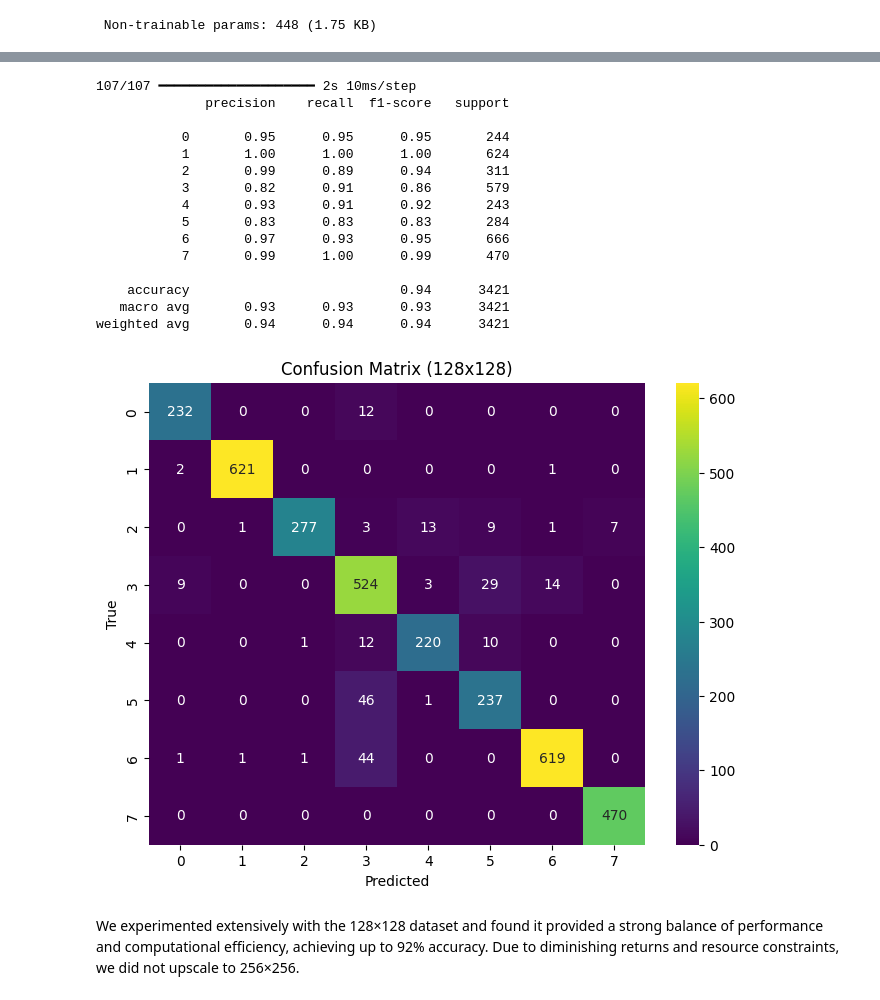
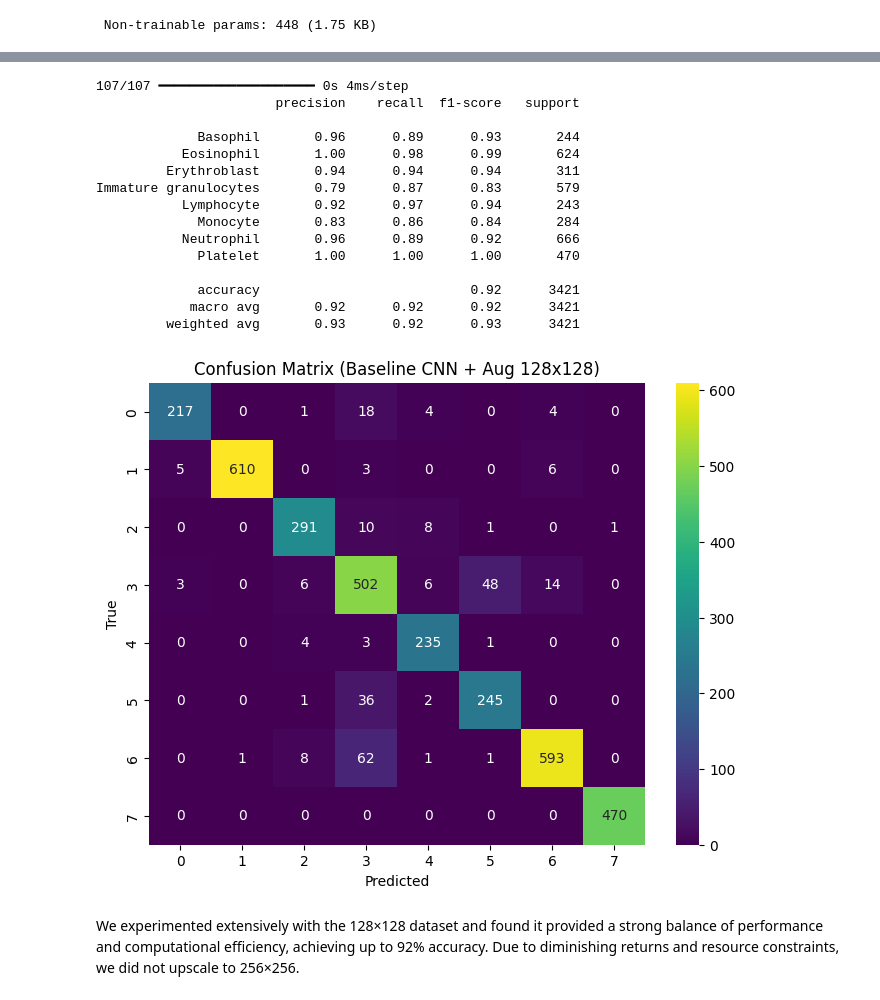
Before and after one commit to isikaykarakus/BloodMNIST_C4, a Jupyter notebook: Isikay_Karakus_C4.ipynb, the cells around one changed output, grey strips where cells are left out. Drawn from its saved outputs; the diff is of its cells as text; code cells hidden in the pictures.

```diff
--- a/Isikay_Karakus_C4.ipynb
+++ b/Isikay_Karakus_C4.ipynb
@@ -165,9 +223,9 @@ def build_baseline_cnn(input_shape=(64, 64, 3), num_classes=8):
     ])
     return model
 
-model = build_baseline_cnn()
-model.compile(optimizer='adam', loss='sparse_categorical_crossentropy', metrics=['accuracy'])
-model.summary()
+model_baseline_64 = build_baseline_cnn()
+model_baseline_64.compile(optimizer='adam', loss='sparse_categorical_crossentropy', metrics=['accuracy'])
+model_baseline_64.summary()
 # %% [output]
 Model: "sequential"
 ┏━━━━━━━━━━━━━━━━━━━━━━━━━━━━━━━━━┳━━━━━━━━━━━━━━━━━━━━━━━━┳━━━━━━━━━━━━━━━┓
@@ -195,10 +253,10 @@ Model: "sequential"
 # %%
 early_stop = callbacks.EarlyStopping(patience=5, restore_best_weights=True)
 
-history = model.fit(
+history_baseline_64 = model_baseline_64.fit(
     X_train_64, y_train_64,
     validation_data=(X_val_64, y_val_64),
-    epochs=30,
+    epochs=40,
     batch_size=64,
     callbacks=[early_stop]
 )
@@ -468,9 +657,8 @@ datagen = ImageDataGenerator(
     horizontal_flip=True
 )
 
-
 # Fit generator to training data
-datagen.fit(X_train_128)
+#datagen.fit(X_train_128)
 # %%
 for X_batch, y_batch in datagen.flow(X_train_128, y_train_128, batch_size=8):
     for i in range(8):
@@ -545,7 +733,7 @@ early_stop = callbacks.EarlyStopping(patience=5, restore_best_weights=True)
 history_aug = model_aug.fit(
     datagen.flow(X_train_128, y_train_128, batch_size=64),
     validation_data=(X_val_128, y_val_128),
-    epochs=30,
+    epochs=40,
     callbacks=[early_stop]
 )
 # %% [output]
@@ -594,34 +779,34 @@ Test Accuracy: 0.9354
 # %%
 from sklearn.metrics import classification_report, confusion_matrix
 import seaborn as sns
 
-y_pred_128 = model_aug.predict(X_test_128).argmax(axis=1)
-print(classification_report(y_test_128, y_pred_128))
+y_pred_aug_128 = model_aug.predict(X_test_128).argmax(axis=1)
+print(classification_report(y_test_128, y_pred_aug_128, target_names=list(label_map.values())))
 
-conf_matrix_128 = confusion_matrix(y_test_128, y_pred_128)
+conf_matrix_128 = confusion_matrix(y_test_128, y_pred_aug_128)
 plt.figure(figsize=(8, 6))
 sns.heatmap(conf_matrix_128, annot=True, fmt="d", cmap="viridis")
-plt.title("Confusion Matrix (128x128)")
+plt.title("Confusion Matrix (Baseline CNN + Aug 128x128)")
 plt.xlabel("Predicted")
 plt.ylabel("True")
 plt.show()
 # %% [output]
-107/107 ━━━━━━━━━━━━━━━━━━━━ 2s 10ms/step
-              precision    recall  f1-score   support
+107/107 ━━━━━━━━━━━━━━━━━━━━ 0s 4ms/step
+                       precision    recall  f1-score   support
 
-           0       0.95      0.95      0.95       244
-           1       1.00      1.00      1.00       624
-           2       0.99      0.89      0.94       311
-           3       0.82      0.91      0.86       579
-           4       0.93      0.91      0.92       243
-           5       0.83      0.83      0.83       284
-           6       0.97      0.93      0.95       666
-           7       0.99      1.00      0.99       470
+             Basophil       0.96      0.89      0.93       244
+           Eosinophil       1.00      0.98      0.99       624
+         Erythroblast       0.94      0.94      0.94       311
+Immature granulocytes       0.79      0.87      0.83       579
+           Lymphocyte       0.92      0.97      0.94       243
+             Monocyte       0.83      0.86      0.84       284
+           Neutrophil       0.96      0.89      0.92       666
+             Platelet       1.00      1.00      1.00       470
 
-    accuracy                           0.94      3421
-   macro avg       0.93      0.93      0.93      3421
-weighted avg       0.94      0.94      0.94      3421
+             accuracy                           0.92      3421
+            macro avg       0.92      0.92      0.92      3421
+         weighted avg       0.93      0.92      0.93      3421
-[figure, old version]
+[figure, new version]
 # %% [markdown]
 We experimented extensively with the 128×128 dataset and found it provided a strong balance of performance and computational efficiency, achieving up to 92% accuracy. Due to diminishing returns and resource constraints, we did not upscale to 256×256.
 # %% [markdown]
```
Also changed, not shown: parts of 83 cells of this notebook.
